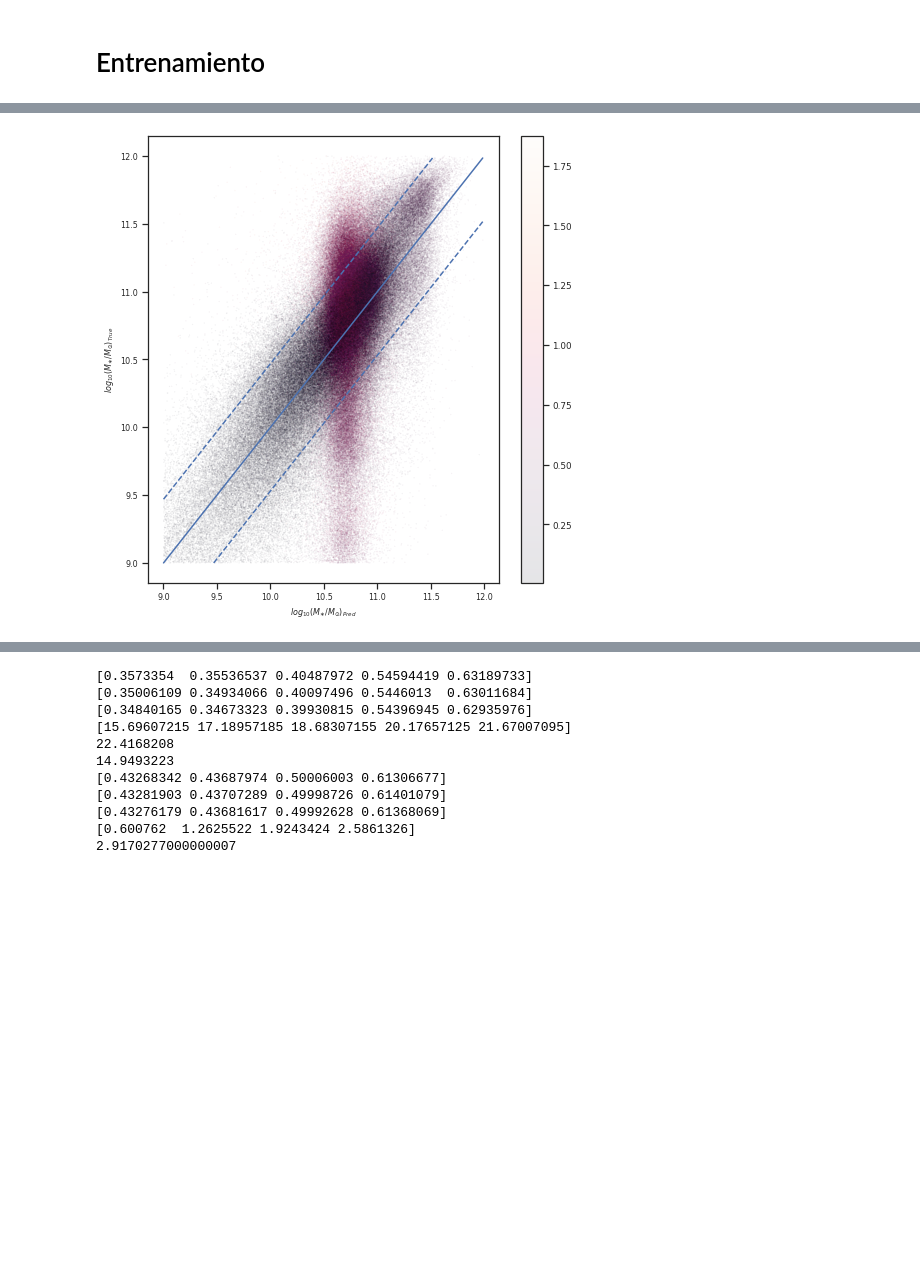
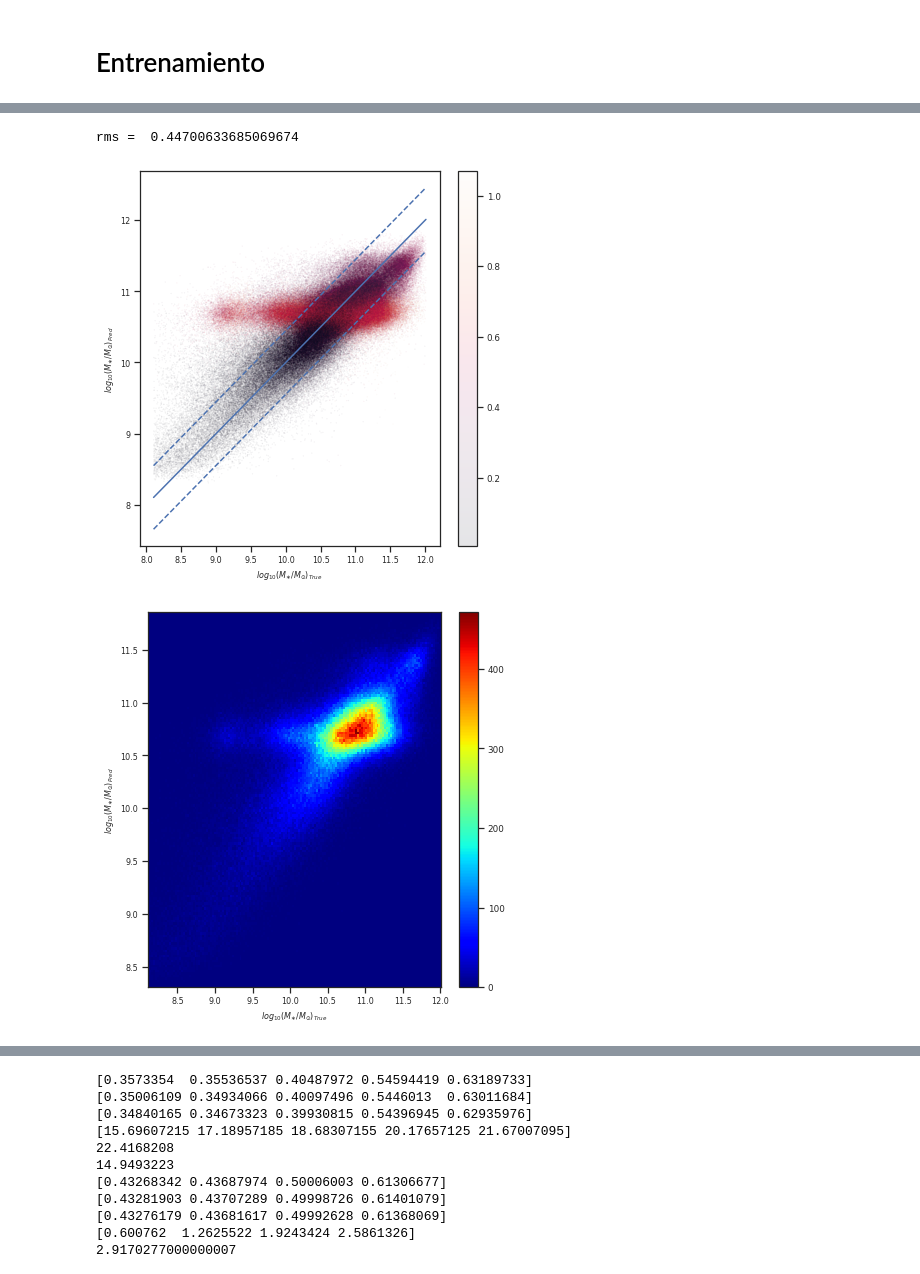
Before and after one commit to yoclaudius/Trabajo_final_Astroestad-stica, a Jupyter notebook: Cordoba_2022/Untitled.ipynb, the cells around one changed output, grey strips where cells are left out. Drawn from its saved outputs; the diff is of its cells as text; code cells hidden in the pictures; blank space fills up the shorter version.

```diff
--- a/Cordoba_2022/Untitled.ipynb
+++ b/Cordoba_2022/Untitled.ipynb
@@ -305,8 +238,2 @@ if morfologia:
-# %%
-ind_var = sdss_f.drop(['objid', 'Chabrier_MILES_age_lightW',
-       'Chabrier_MILES_age_lightW_up_1sig',
-       'Chabrier_MILES_age_lightW_low_1sig', 'Chabrier_MILES_total_mass',
-       'Chabrier_MILES_total_mass_up_1sig',
-       'Chabrier_MILES_total_mass_low_1sig', 'Z_NOQSO', 'Z_ERR_NOQSO'], axis=1)
 # %% [markdown]
 ### Análisis PCA
@@ -441,9 +329,9 @@ elif pca_on == 3:
     ind_var_err = ind_var_err[['modelMagErr_u', 'modelMagErr_g', 'modelMagErr_r', 'modelMagErr_i',
        'modelMagErr_z','Z_ERR_NOQSO']]
 # %%
-morf_on = False
-if morf_on == True:
-    dep_var = sdss_f.drop(['objid', 'modelmag_u', 'modelmag_g', 'modelmag_r', 'modelmag_i',
+mod = 1
+if mod == 0:
+    dep_var = sdss_f.drop(['modelmag_u', 'modelmag_g', 'modelmag_r', 'modelmag_i',
            'modelmag_z', 'modelMagErr_u', 'modelMagErr_g', 'modelMagErr_r',
            'modelMagErr_i', 'modelMagErr_z',
            'Chabrier_MILES_age_lightW_low_1sig',
@@ -456,8 +344,8 @@ if morf_on == True:
                           ,'petroR50_g','petroR50_r','petroR90_g','petroR90_r','petroR50Err_g',
                           'petroR50Err_r','petroR90Err_g','petroR90Err_r','cr','cg',
                            'Chabrier_MILES_age_lightW'], axis=1)
-else:
-    dep_var = sdss_f.drop(['objid', 'modelmag_u', 'modelmag_g', 'modelmag_r', 'modelmag_i',
+elif mod == 1:
+    dep_var = sdss_f.drop(['modelmag_u', 'modelmag_g', 'modelmag_r', 'modelmag_i',
            'modelmag_z', 'modelMagErr_u', 'modelMagErr_g', 'modelMagErr_r',
            'modelMagErr_i', 'modelMagErr_z',
            'Chabrier_MILES_age_lightW_low_1sig', 'Chabrier_MILES_age_lightW',
@@ -627,0 +452,3 @@ Wall time: 1h 3min 41s
+# %%
+%%time
+model_fit = load('regression.joblib')
@@ -634,36 +464,55 @@ Wall time: 28.3 s
 # %%
 # Cortar los datos en un cuadro 2d
-x = model_pred[:,0]
-y = dep_vars_test['Chabrier_MILES_total_mass']
+x = dep_vars_test['Chabrier_MILES_total_mass']
+y = model_pred[:,0]
 z = dep_vars_test['Z_NOQSO']
-mascara = (x < 12) & (x > 9) & (y < 12) & (y > 9)
-x = x[mascara]
-y = y[mascara]
-z = z[mascara]
+#mascara = (x < 12) & (x > 9) & (y < 12) & (y > 9)
+#x = x[mascara]
+#y = y[mascara]
+#z = z[mascara]
 
 ztest = dep_vars_test['Chabrier_MILES_total_mass']
 zpred = model_pred[:,0]
-rms = np.sqrt(np.mean((ztest - zpred) ** 2))
+#rms = np.sqrt(np.mean((ztest - zpred) ** 2))
+rms = mean_squared_error(ztest, zpred, squared=False) # Usando la raíz cuadrada
+print('rms = ', rms)
 
 import matplotlib.colors as mcolors
 gamma = 0.5
 
-plt.figure(figsize=(7,7))
+plt.figure(figsize=(6,6))
 plt.scatter(x, y, alpha=0.1, marker='.', s=0.2, c=z)
 plt.colorbar()
 plt.plot([x.min(),x.max()], [x.min(),x.max()], color='b')
-plt.plot([x.min(),x.max() - rms], [x.min() + rms,x.max()], ls='--', color='b')
-plt.plot([x.min() + rms,x.max()], [y.min(),x.max() - rms], ls='--', color='b')
-plt.xlabel(r'$log_{10}(M_{\ast} / M_{\odot})_{Pred}$',fontsize='small')
-plt.ylabel(r'$log_{10}(M_{\ast} / M_{\odot})_{True}$',fontsize='small')
+plt.plot([x.min(),x.max()], [x.min() + rms,x.max() + rms], ls='--', color='b') # línea superior
+plt.plot([x.min(),x.max()], [x.min() - rms,x.max() - rms], ls='--', color='b') # línea inferior
+plt.xlabel(r'$log_{10}(M_{\ast} / M_{\odot})_{True}$',fontsize='small')
+plt.ylabel(r'$log_{10}(M_{\ast} / M_{\odot})_{Pred}$',fontsize='small')
 plt.xticks(fontsize='small')
 plt.yticks(fontsize='small')
 plt.tight_layout()
 #plt.xlim(right=12)
 #plt.xlim(left=9.5)
 #plt.ylim(top=12)
 #plt.ylim(bottom=9)
 #plt.savefig('mass_vs_mass.jpg')
 plt.show()
+
+plt.figure(figsize=(6,6))
+plt.hist2d(x, y, bins=(150, 150), cmap=plt.cm.jet)
+plt.colorbar()
+plt.xlabel(r'$log_{10}(M_{\ast} / M_{\odot})_{True}$',fontsize='small')
+plt.ylabel(r'$log_{10}(M_{\ast} / M_{\odot})_{Pred}$',fontsize='small')
+plt.xticks(fontsize='small')
+plt.yticks(fontsize='small')
+plt.tight_layout()
+#plt.xlim(right=12)
+#plt.xlim(left=9.5)
+#plt.ylim(top=12)
+#plt.ylim(bottom=9)
+#plt.savefig('mass_vs_mass.jpg')
+plt.show()
 # %% [output]
+rms =  0.44700633685069674
-[figure, old version]
+[figure, new version]
+[figure, added]
```
Also changed, not shown: parts of 84 cells of this notebook, 1 other file.
